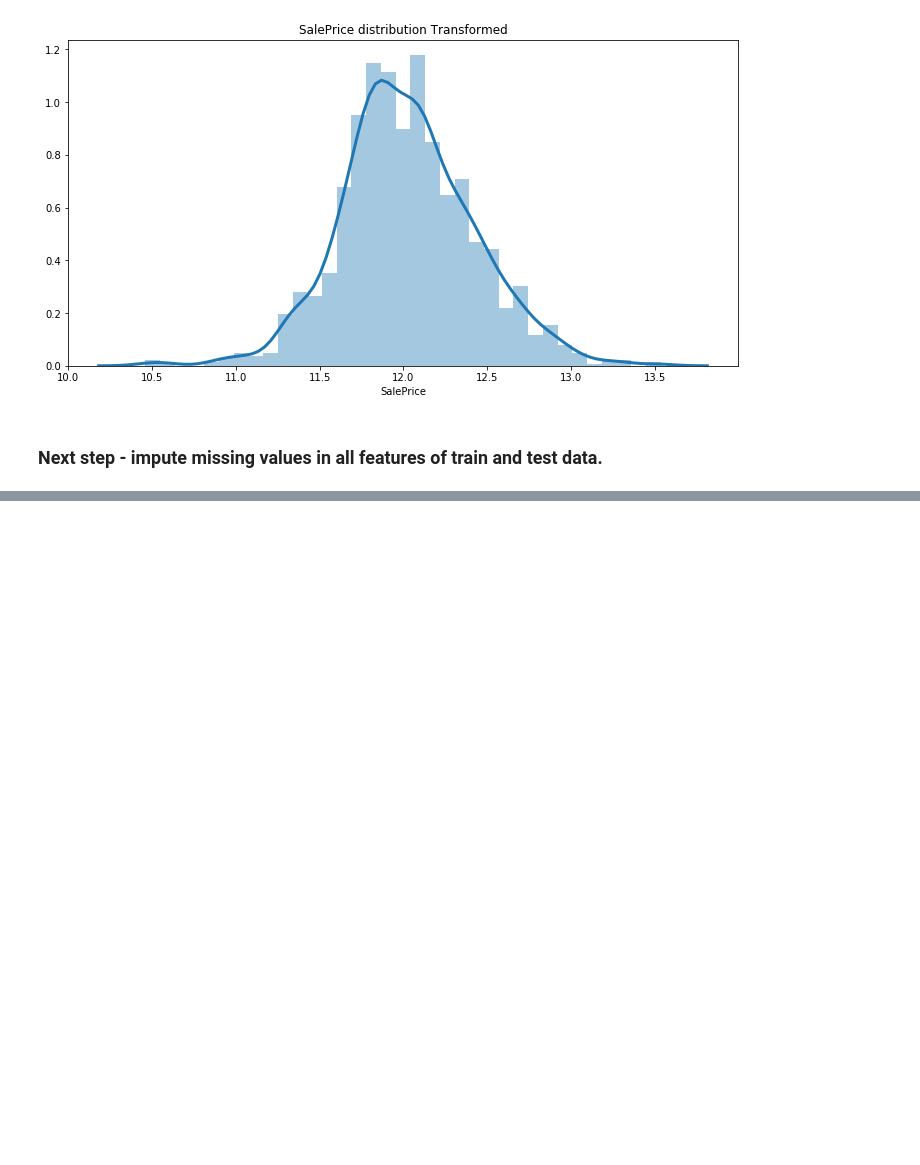
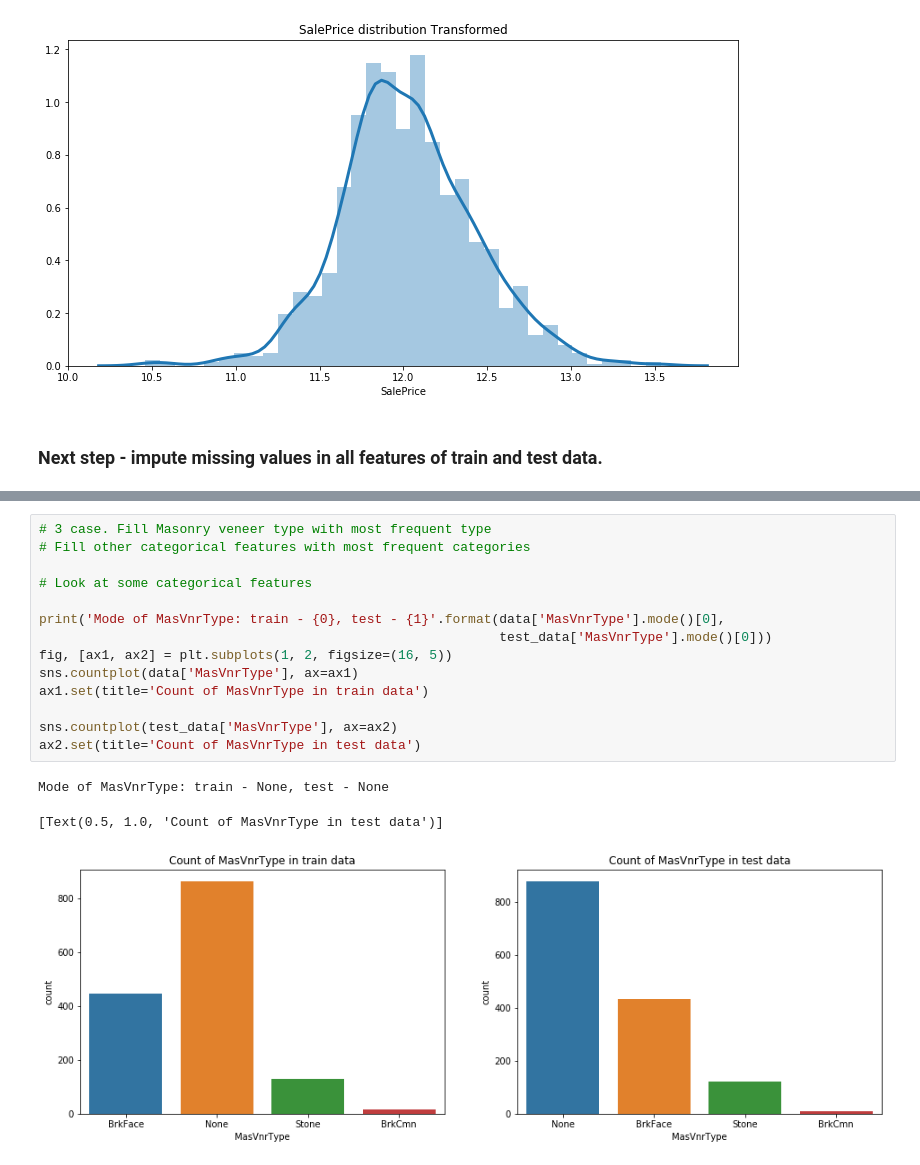
Before and after one commit to NadineIsaeva/study-ds, a Jupyter notebook: Kaggle/Boston Houses/House Prices, July.ipynb, the cells around one changed output, grey strips where cells are left out. Drawn from its saved outputs; the diff is of its cells as text; blank space fills up the shorter version.

Commit message:
added data preparation steps

```diff
--- a/Kaggle/Boston Houses/House Prices, July.ipynb
+++ b/Kaggle/Boston Houses/House Prices, July.ipynb
@@ -819,0 +900,18 @@ Text(0.5, 1.0, 'SalePrice distribution Transformed')
+# %%
+# 3 case. Fill Masonry veneer type with most frequent type
+# Fill other categorical features with most frequent categories
+
+# Look at some categorical features
+
+print('Mode of MasVnrType: train - {0}, test - {1}'.format(data['MasVnrType'].mode()[0],
+                                                           test_data['MasVnrType'].mode()[0]))
+fig, [ax1, ax2] = plt.subplots(1, 2, figsize=(16, 5))
+sns.countplot(data['MasVnrType'], ax=ax1)
+ax1.set(title='Count of MasVnrType in train data')
+
+sns.countplot(test_data['MasVnrType'], ax=ax2)
+ax2.set(title='Count of MasVnrType in test data')
+# %% [output]
+Mode of MasVnrType: train - None, test - None
+[Text(0.5, 1.0, 'Count of MasVnrType in test data')]
+[figure, added]
```
Also changed, not shown: parts of 42 cells of this notebook.
